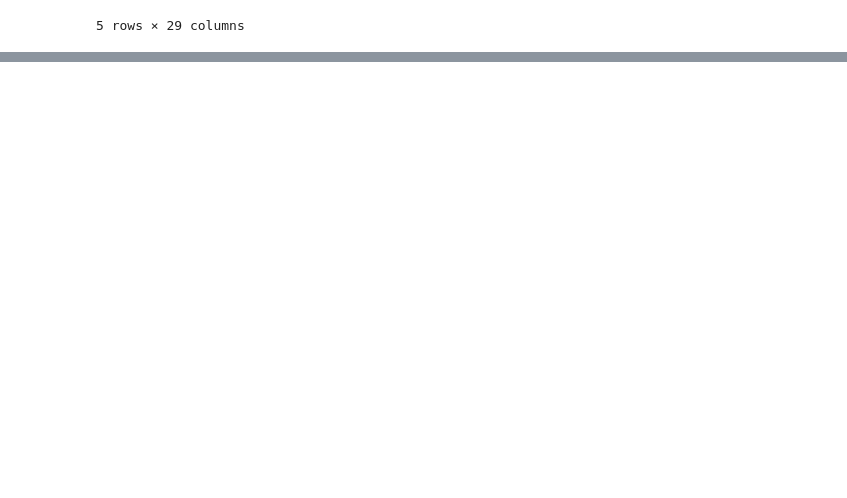
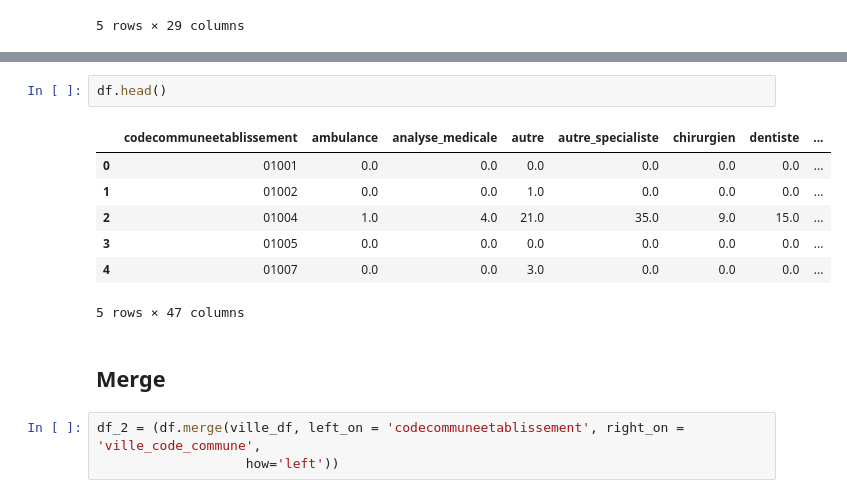
Before and after one commit to AlexisCot/deserts-medicaux, a Jupyter notebook: notebooks/preparation_filosofi.ipynb, the cells around one changed output, grey strips where cells are left out. Saved outputs shown, nothing was run; the diff lists cells and outputs as text; blank space fills up the shorter version.

```diff
--- a/notebooks/preparation_filosofi.ipynb
+++ b/notebooks/preparation_filosofi.ipynb
@@ -31,0 +206,15 @@ filo_df.shape
+# %%
+df.head()
+# %% [output]
+|  | codecommuneetablissement | ambulance | analyse_medicale | autre | autre_specialiste | chirurgien | dentiste | ... |
+| 0 | 01001 | 0.0 | 0.0 | 0.0 | 0.0 | 0.0 | 0.0 | ... |
+| 1 | 01002 | 0.0 | 0.0 | 1.0 | 0.0 | 0.0 | 0.0 | ... |
+| 2 | 01004 | 1.0 | 4.0 | 21.0 | 35.0 | 9.0 | 15.0 | ... |
+| 3 | 01005 | 0.0 | 0.0 | 0.0 | 0.0 | 0.0 | 0.0 | ... |
+| 4 | 01007 | 0.0 | 0.0 | 3.0 | 0.0 | 0.0 | 0.0 | ... |
+5 rows × 47 columns
+# %% [markdown]
+## Merge
+# %%
+df_2 = (df.merge(ville_df, left_on = 'codecommuneetablissement', right_on = 'ville_code_commune',
+                   how='left'))
```
Also changed, not shown: parts of 47 cells of this notebook, 9 other files.
